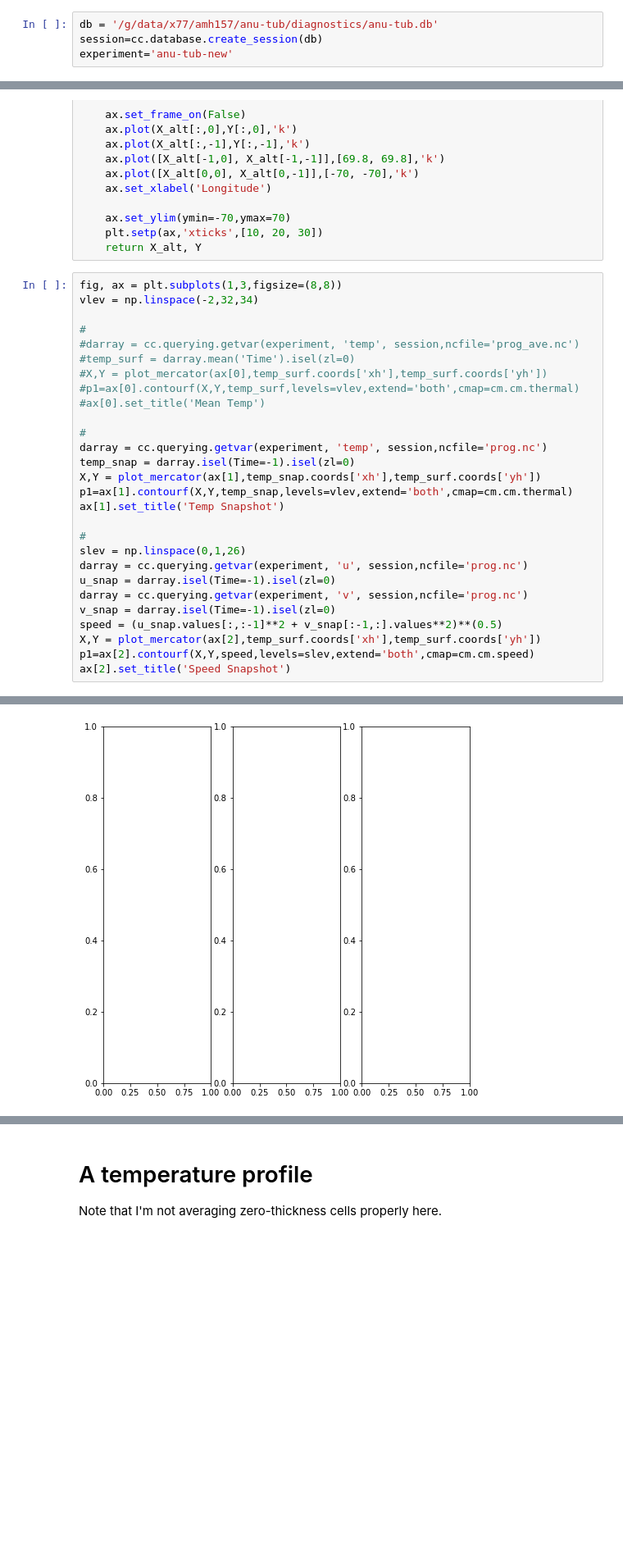
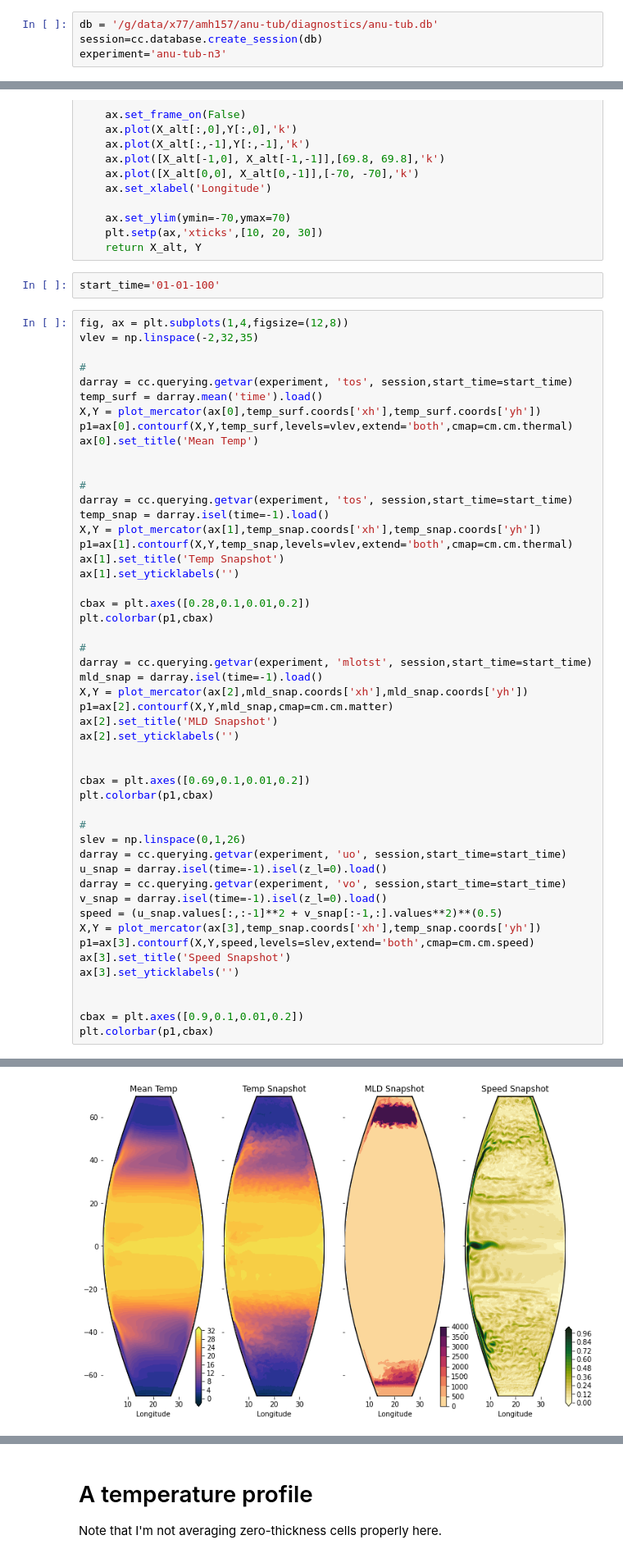
Before and after one commit to AndyHoggANU/anu-tub, a Jupyter notebook: diagnostics/Start_Plotting.ipynb, the cells around one changed output, grey strips where cells are left out. Shown at 82% size. Saved outputs shown, nothing was run; the diff lists cells and outputs as text; blank space fills up the shorter version.

```diff
--- a/diagnostics/Start_Plotting.ipynb
+++ b/diagnostics/Start_Plotting.ipynb
@@ -13,7 +13,7 @@ from cosima_cookbook import explore
 # %%
 db = '/g/data/x77/amh157/anu-tub/diagnostics/anu-tub.db'
 session=cc.database.create_session(db)
-experiment='anu-tub-new'
+experiment='anu-tub-n3'
 # %%
 client = Client()
 client
@@ -84,32 +103,56 @@ def plot_mercator(ax,X0,Y0):
     ax.set_ylim(ymin=-70,ymax=70)
     plt.setp(ax,'xticks',[10, 20, 30])
     return X_alt, Y
+# %%
+start_time='01-01-100'
 # %%
-fig, ax = plt.subplots(1,3,figsize=(8,8))
-vlev = np.linspace(-2,32,34)
+fig, ax = plt.subplots(1,4,figsize=(12,8))
+vlev = np.linspace(-2,32,35)
 
 #
-#darray = cc.querying.getvar(experiment, 'temp', session,ncfile='prog_ave.nc')
-#temp_surf = darray.mean('Time').isel(zl=0)
-#X,Y = plot_mercator(ax[0],temp_surf.coords['xh'],temp_surf.coords['yh'])
-#p1=ax[0].contourf(X,Y,temp_surf,levels=vlev,extend='both',cmap=cm.cm.thermal)
-#ax[0].set_title('Mean Temp')
+darray = cc.querying.getvar(experiment, 'tos', session,start_time=start_time)
+temp_surf = darray.mean('time').load()
+X,Y = plot_mercator(ax[0],temp_surf.coords['xh'],temp_surf.coords['yh'])
+p1=ax[0].contourf(X,Y,temp_surf,levels=vlev,extend='both',cmap=cm.cm.thermal)
+ax[0].set_title('Mean Temp')
+
 
 #
-darray = cc.querying.getvar(experiment, 'temp', session,ncfile='prog.nc')
-temp_snap = darray.isel(Time=-1).isel(zl=0)
-X,Y = plot_mercator(ax[1],temp_snap.coords['xh'],temp_surf.coords['yh'])
+darray = cc.querying.getvar(experiment, 'tos', session,start_time=start_time)
+temp_snap = darray.isel(time=-1).load()
+X,Y = plot_mercator(ax[1],temp_snap.coords['xh'],temp_snap.coords['yh'])
 p1=ax[1].contourf(X,Y,temp_snap,levels=vlev,extend='both',cmap=cm.cm.thermal)
 ax[1].set_title('Temp Snapshot')
+ax[1].set_yticklabels('')
+
+cbax = plt.axes([0.28,0.1,0.01,0.2])
+plt.colorbar(p1,cbax)
+
+#
+darray = cc.querying.getvar(experiment, 'mlotst', session,start_time=start_time)
+mld_snap = darray.isel(time=-1).load()
+X,Y = plot_mercator(ax[2],mld_snap.coords['xh'],mld_snap.coords['yh'])
+p1=ax[2].contourf(X,Y,mld_snap,cmap=cm.cm.matter)
+ax[2].set_title('MLD Snapshot')
+ax[2].set_yticklabels('')
+
+
+cbax = plt.axes([0.69,0.1,0.01,0.2])
+plt.colorbar(p1,cbax)
 
 #
 slev = np.linspace(0,1,26)
-darray = cc.querying.getvar(experiment, 'u', session,ncfile='prog.nc')
-u_snap = darray.isel(Time=-1).isel(zl=0)
-darray = cc.querying.getvar(experiment, 'v', session,ncfile='prog.nc')
-v_snap = darray.isel(Time=-1).isel(zl=0)
+darray = cc.querying.getvar(experiment, 'uo', session,start_time=start_time)
+u_snap = darray.isel(time=-1).isel(z_l=0).load()
+darray = cc.querying.getvar(experiment, 'vo', session,start_time=start_time)
+v_snap = darray.isel(time=-1).isel(z_l=0).load()
 speed = (u_snap.values[:,:-1]**2 + v_snap[:-1,:].values**2)**(0.5)
-X,Y = plot_mercator(ax[2],temp_surf.coords['xh'],temp_surf.coords['yh'])
-p1=ax[2].contourf(X,Y,speed,levels=slev,extend='both',cmap=cm.cm.speed)
-ax[2].set_title('Speed Snapshot')
+X,Y = plot_mercator(ax[3],temp_snap.coords['xh'],temp_snap.coords['yh'])
+p1=ax[3].contourf(X,Y,speed,levels=slev,extend='both',cmap=cm.cm.speed)
+ax[3].set_title('Speed Snapshot')
+ax[3].set_yticklabels('')
+
+
+cbax = plt.axes([0.9,0.1,0.01,0.2])
+plt.colorbar(p1,cbax)
 # %% [output]
@@ -117 +160 @@ KeyError: 'time'
-[figure, old version]
+[figure, new version]
```
Also changed, not shown: parts of 13 cells of this notebook, 2 other files.
